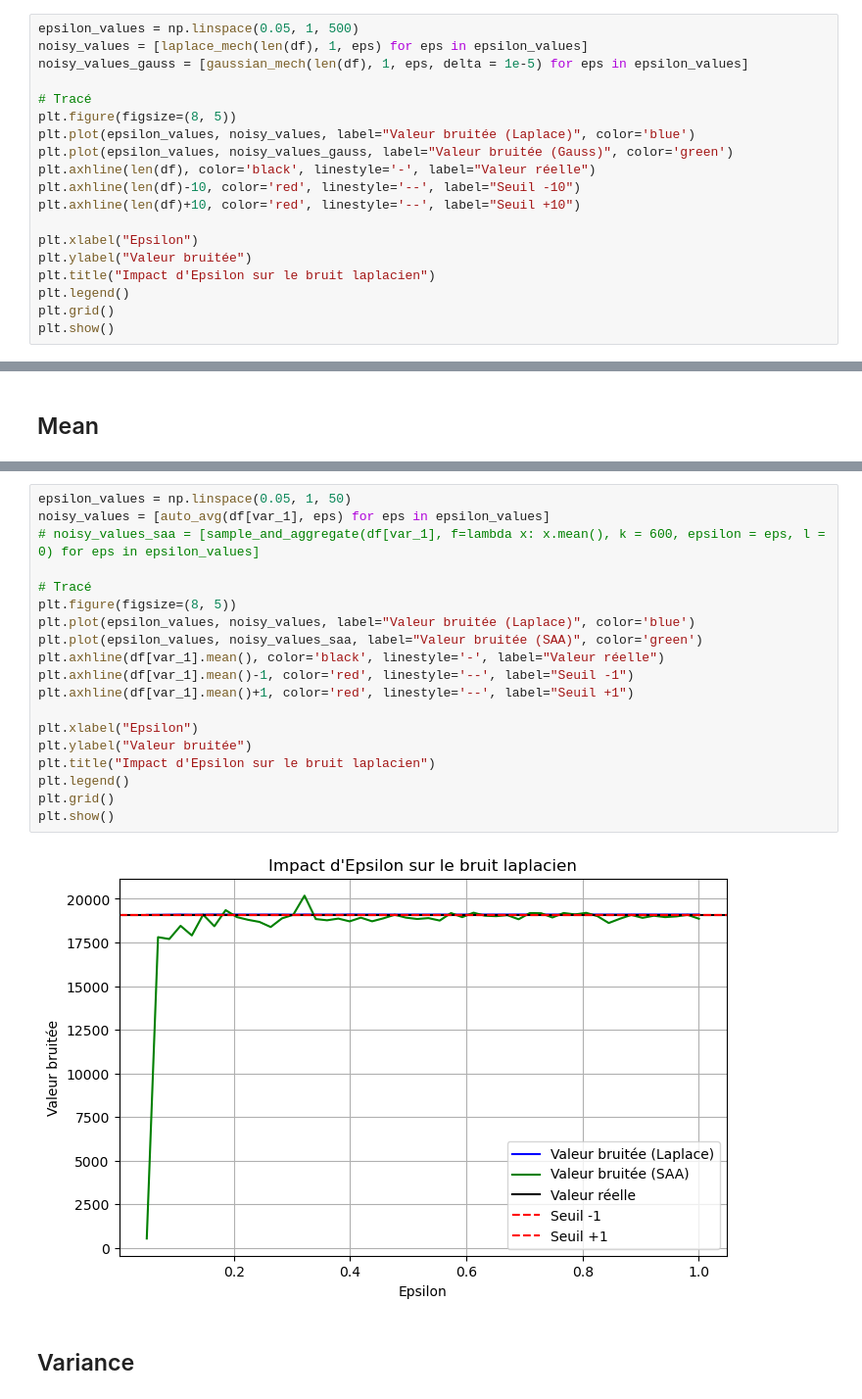
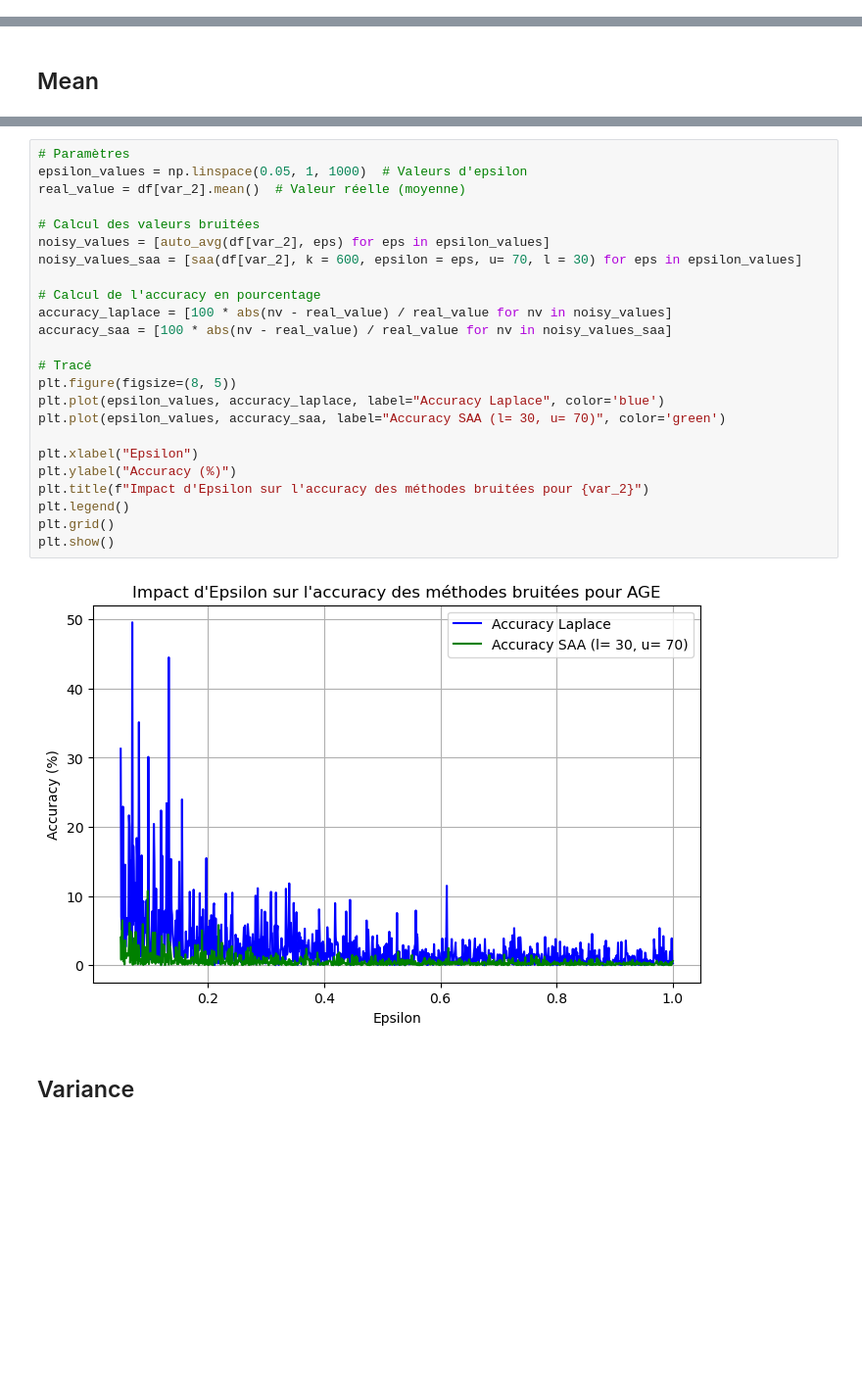
Before and after one commit to StuartBenoliel/Stage_3A, a Jupyter notebook: Didacticiel.ipynb, the cells around one changed output, grey strips where cells are left out. Shown at 98% size. Cells and saved outputs as stored; diff of their text form; blank space fills up the shorter version.

```diff
--- a/Didacticiel.ipynb
+++ b/Didacticiel.ipynb
@@ -215,22 +209,3 @@ Design an algorithm to produce differentially private versions of the following
     Quantiles
 # %% [markdown]
 ## Count
-# %%
-epsilon_values = np.linspace(0.05, 1, 500)
-noisy_values = [laplace_mech(len(df), 1, eps) for eps in epsilon_values]
-noisy_values_gauss = [gaussian_mech(len(df), 1, eps, delta = 1e-5) for eps in epsilon_values]
-
-# Tracé
-plt.figure(figsize=(8, 5))
-plt.plot(epsilon_values, noisy_values, label="Valeur bruitée (Laplace)", color='blue')
-plt.plot(epsilon_values, noisy_values_gauss, label="Valeur bruitée (Gauss)", color='green')
-plt.axhline(len(df), color='black', linestyle='-', label="Valeur réelle")
-plt.axhline(len(df)-10, color='red', linestyle='--', label="Seuil -10")
-plt.axhline(len(df)+10, color='red', linestyle='--', label="Seuil +10")
-
-plt.xlabel("Epsilon")
-plt.ylabel("Valeur bruitée")
-plt.title("Impact d'Epsilon sur le bruit laplacien")
-plt.legend()
-plt.grid()
-plt.show()
@@ -347,24 +530,29 @@ print(auto_avg(df[var_1], 1))
 # %%
-epsilon_values = np.linspace(0.05, 1, 50)
-noisy_values = [auto_avg(df[var_1], eps) for eps in epsilon_values]
-# noisy_values_saa = [sample_and_aggregate(df[var_1], f=lambda x: x.mean(), k = 600, epsilon = eps, l = 0) for eps in epsilon_values]
+# Paramètres
+epsilon_values = np.linspace(0.05, 1, 1000)  # Valeurs d'epsilon
+real_value = df[var_2].mean()  # Valeur réelle (moyenne)
+
+# Calcul des valeurs bruitées
+noisy_values = [auto_avg(df[var_2], eps) for eps in epsilon_values]
+noisy_values_saa = [saa(df[var_2], k = 600, epsilon = eps, u= 70, l = 30) for eps in epsilon_values]
+
+# Calcul de l'accuracy en pourcentage
+accuracy_laplace = [100 * abs(nv - real_value) / real_value for nv in noisy_values]
+accuracy_saa = [100 * abs(nv - real_value) / real_value for nv in noisy_values_saa]
 
 # Tracé
 plt.figure(figsize=(8, 5))
-plt.plot(epsilon_values, noisy_values, label="Valeur bruitée (Laplace)", color='blue')
-plt.plot(epsilon_values, noisy_values_saa, label="Valeur bruitée (SAA)", color='green')
-plt.axhline(df[var_1].mean(), color='black', linestyle='-', label="Valeur réelle")
-plt.axhline(df[var_1].mean()-1, color='red', linestyle='--', label="Seuil -1")
-plt.axhline(df[var_1].mean()+1, color='red', linestyle='--', label="Seuil +1")
+plt.plot(epsilon_values, accuracy_laplace, label="Accuracy Laplace", color='blue')
+plt.plot(epsilon_values, accuracy_saa, label="Accuracy SAA (l= 30, u= 70)", color='green')
 
 plt.xlabel("Epsilon")
-plt.ylabel("Valeur bruitée")
-plt.title("Impact d'Epsilon sur le bruit laplacien")
+plt.ylabel("Accuracy (%)")
+plt.title(f"Impact d'Epsilon sur l'accuracy des méthodes bruitées pour {var_2}")
 plt.legend()
 plt.grid()
 plt.show()
 # %% [output]
-[figure, old version]
+[figure, new version]
 # %% [markdown]
 ## Variance
 # %%
```
Also changed, not shown: parts of 16 cells of this notebook.
